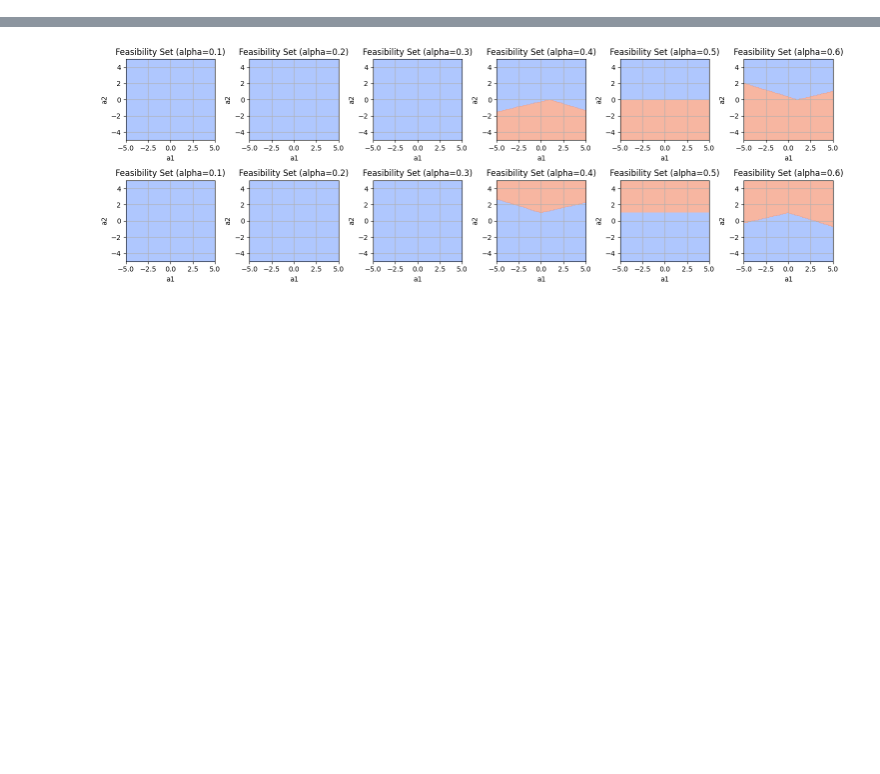
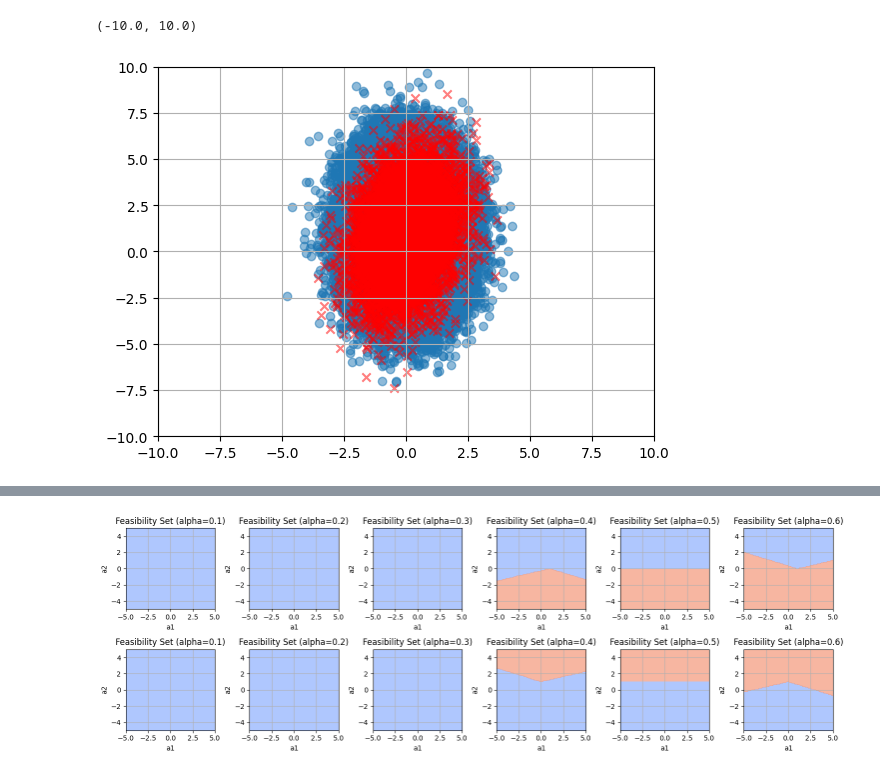
Before and after one commit to supsi-dacd-isaac/TeachDecisionMakingUncertainty, a Jupyter notebook: L04/CCP_feasibility_sets.ipynb, the cells around one changed output, grey strips where cells are left out. Saved outputs shown, nothing was run; the diff lists cells and outputs as text; code cells hidden in the pictures; blank space fills up the shorter version.

```diff
--- a/L04/CCP_feasibility_sets.ipynb
+++ b/L04/CCP_feasibility_sets.ipynb
@@ -49,0 +115,10 @@ For vaious levels visualize the feasibility set for:
+# %%
+
+plt.scatter(samplesu1, samplesu2, alpha=0.5) # visualize  the marginal samples
+plt.scatter(synthetic_samples[:,0], synthetic_samples[:,1],  marker='x', c='r', alpha=0.5)  # visualize the samples from the joint distribution
+plt.grid()
+plt.xlim([-10,10]) # set the plot limits to [-10,+10]
+plt.ylim([-10,10])
+# %% [output]
+(-10.0, 10.0)
+[figure, added]
```
Also changed, not shown: parts of 10 cells of this notebook.
